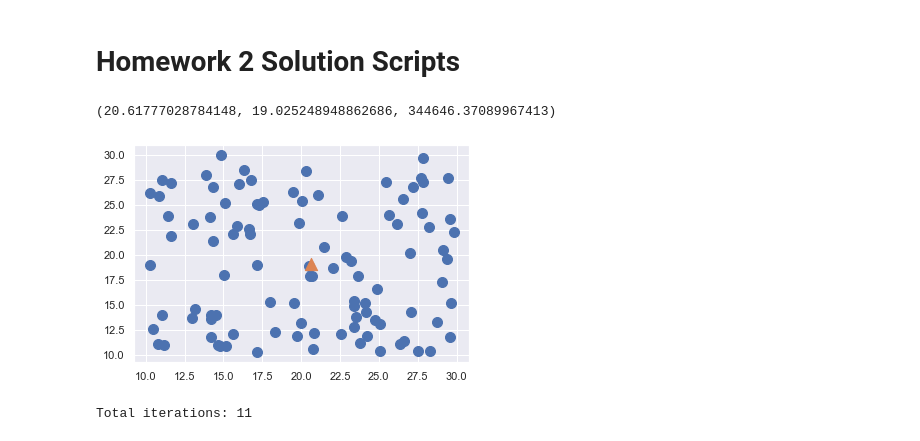
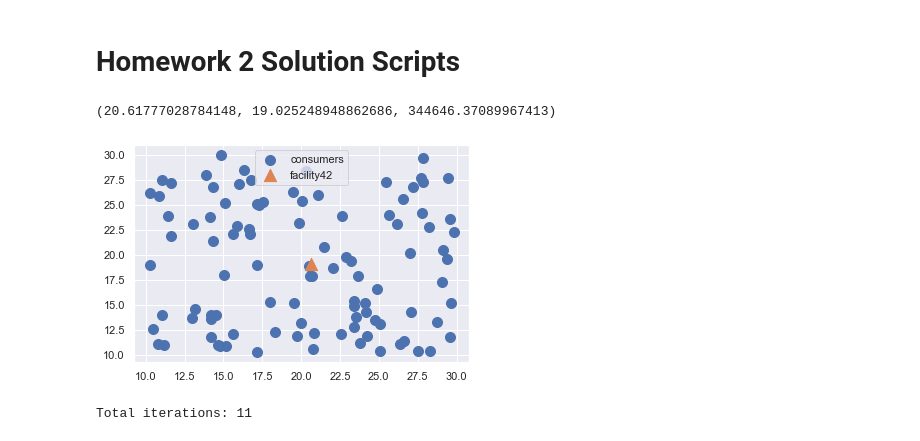
Before and after one commit to akinelden/ie440-homework2, a Jupyter notebook: HW2_scripts.ipynb, the cells around one changed output. Cells and saved outputs as stored; diff of their text form; code cells hidden in the pictures.

Commit message:
outputs the resulting image for squaredDistSolforSingle

```diff
--- a/HW2_scripts.ipynb
+++ b/HW2_scripts.ipynb
@@ -30,22 +30,25 @@ def squaredDistSolforSingle(H=[], A=[], C=[], m=41):
 
     return x_v1_star, x_v2_star
 # %%
-plt.scatter(A[:, 0], A[:, 1], s=np.size(A,axis=0))
+plt.scatter(A[:, 0], A[:, 1], s=np.size(A,axis=0), label='consumers')
 
 m=41 # selected facility
 
 x1, x2 = squaredDistSolforSingle(H,A,C,m)
-plt.scatter(x1,x2, marker='^', s = 150)
+
+plt.scatter(x1,x2, marker='^', s = 150, label='facility'+ str(m+1))
+plt.legend()
+plt.savefig("{0}.png".format('Facility' + str(m+1)))
 
 # C[m,:]*H ->> cost for each consumer per unit distance
 # np.sum((A-[x1,x2])**2, axis=1) ->> squared distances of each consumer to facility m
 # objFuncValue ->> total of the multiplication of cost per dist and distances
 objFuncValue = np.dot(C[m,:]*H,np.sum((A-[x1,x2])**2, axis=1))
 
 x1, x2, objFuncValue
 # %% [output]
 (20.61777028784148, 19.025248948862686, 344646.37089967413)
-[figure, old version]
+[figure, new version]
 # %%
 def Weiszfeld(H=[], A=[], C=[], m=41, eps = 0.001):
     cond = True
```
